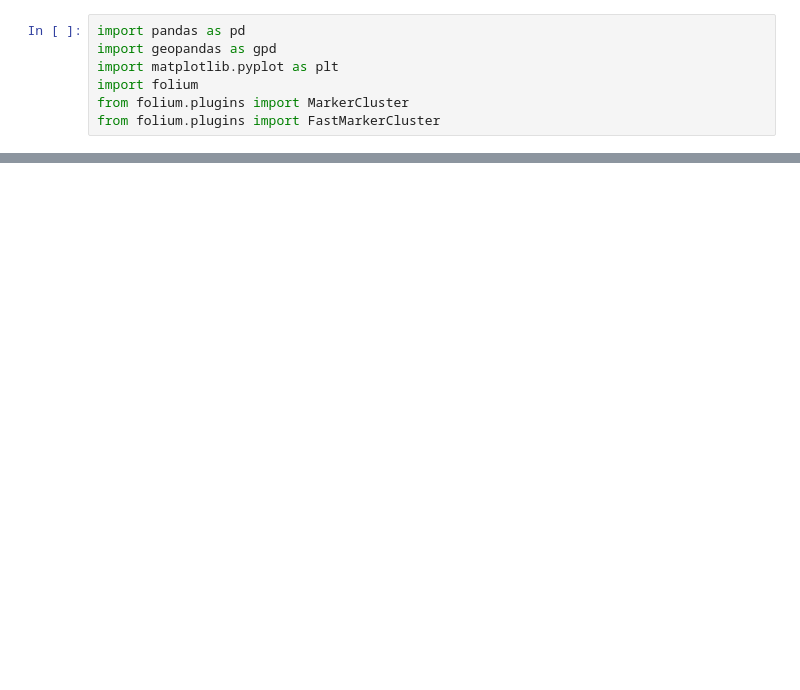
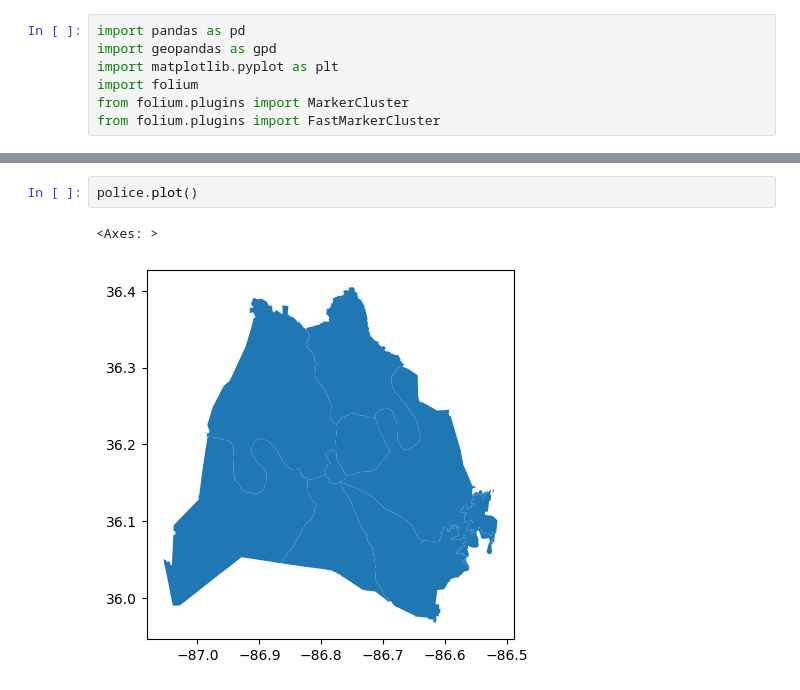
Before and after one commit to NSS-Data-Analytics-Cohort-10/geospatial-python-workshop-ekinnard23, a Jupyter notebook: notebooks/ekinnard_geospacial.ipynb, the cells around one changed output, grey strips where cells are left out. Saved outputs shown, nothing was run; the diff lists cells and outputs as text; blank space fills up the shorter version.

```diff
--- a/notebooks/ekinnard_geospacial.ipynb
+++ b/notebooks/ekinnard_geospacial.ipynb
@@ -81,0 +46,5 @@ police_df.loc[0, 'the_geom']
+# %%
+police.plot()
+# %% [output]
+<Axes: >
+[figure, added]
```
Also changed, not shown: parts of 13 cells of this notebook, 2 other files.
